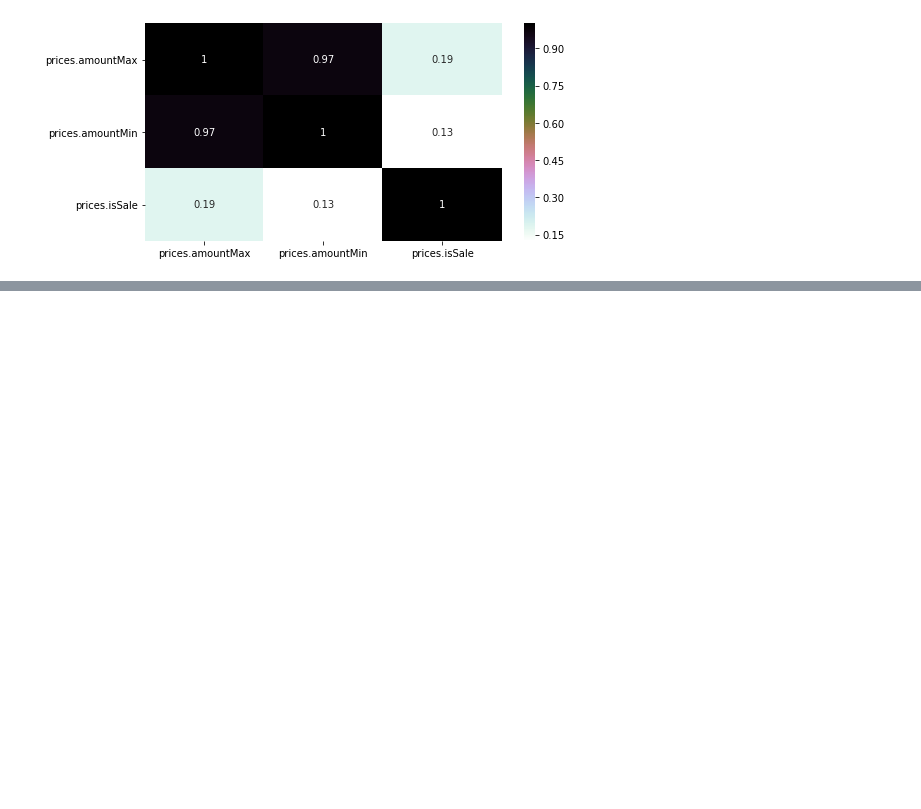
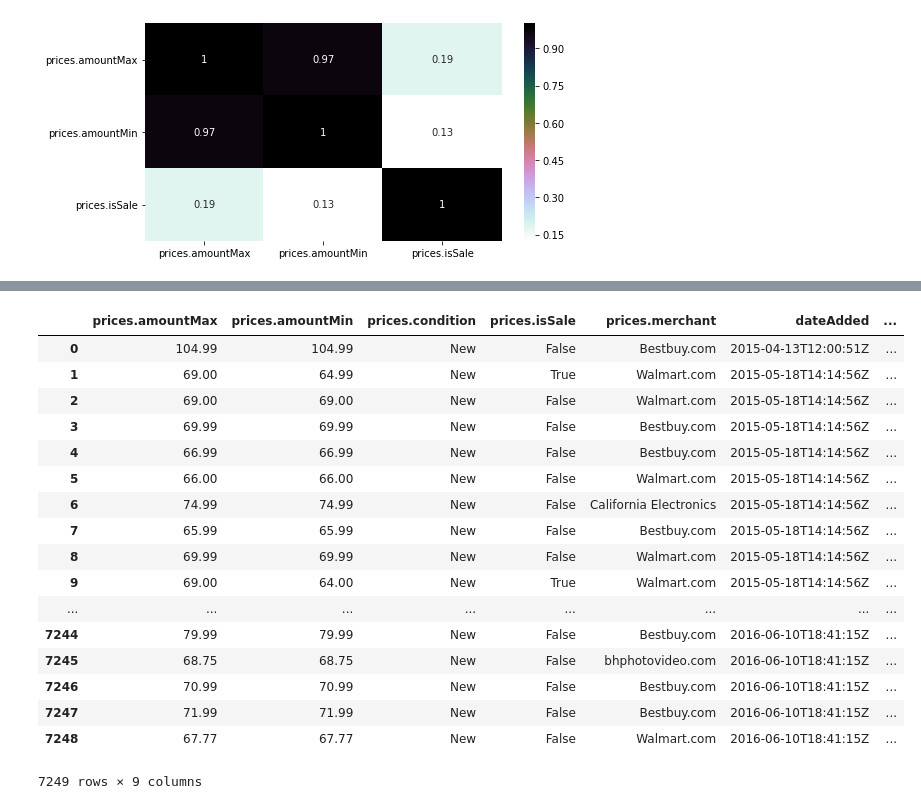
Before and after one commit to panda002/Fall-2019-KDD-Project, a Jupyter notebook: PriceElasticity.ipynb, the cells around one changed output, grey strips where cells are left out. Drawn from its saved outputs; the diff is of its cells as text; code cells hidden in the pictures; blank space fills up the shorter version.

```diff
--- a/PriceElasticity.ipynb
+++ b/PriceElasticity.ipynb
@@ -104,3 +104,5 @@ sns.heatmap(ecom_data.corr(),annot=True,cmap='cubehelix_r')
 plt.show()
 # %% [output]
 [figure]
+# %%
+ecom_data_new = ecom_data[['prices.amountMax','prices.amountMin','prices.condition','prices.isSale','prices.merchant','dateAdded','brand','manufacturer','name','primaryCategories']]
@@ -106,0 +164,21 @@ plt.show()
+# %%
+ecom_data_new.drop(['manufacturer'], axis=1)
+# %% [output]
+|  | prices.amountMax | prices.amountMin | prices.condition | prices.isSale | prices.merchant | dateAdded | ... |
+| 0 | 104.99 | 104.99 | New | False | Bestbuy.com | 2015-04-13T12:00:51Z | ... |
+| 1 | 69.00 | 64.99 | New | True | Walmart.com | 2015-05-18T14:14:56Z | ... |
+| 2 | 69.00 | 69.00 | New | False | Walmart.com | 2015-05-18T14:14:56Z | ... |
+| 3 | 69.99 | 69.99 | New | False | Bestbuy.com | 2015-05-18T14:14:56Z | ... |
+| 4 | 66.99 | 66.99 | New | False | Bestbuy.com | 2015-05-18T14:14:56Z | ... |
+| 5 | 66.00 | 66.00 | New | False | Walmart.com | 2015-05-18T14:14:56Z | ... |
+| 6 | 74.99 | 74.99 | New | False | California Electronics | 2015-05-18T14:14:56Z | ... |
+| 7 | 65.99 | 65.99 | New | False | Bestbuy.com | 2015-05-18T14:14:56Z | ... |
+| 8 | 69.99 | 69.99 | New | False | Walmart.com | 2015-05-18T14:14:56Z | ... |
+| 9 | 69.00 | 64.00 | New | True | Walmart.com | 2015-05-18T14:14:56Z | ... |
+| ... | ... | ... | ... | ... | ... | ... | ... |
+| 7244 | 79.99 | 79.99 | New | False | Bestbuy.com | 2016-06-10T18:41:15Z | ... |
+| 7245 | 68.75 | 68.75 | New | False | bhphotovideo.com | 2016-06-10T18:41:15Z | ... |
+| 7246 | 70.99 | 70.99 | New | False | Bestbuy.com | 2016-06-10T18:41:15Z | ... |
+| 7247 | 71.99 | 71.99 | New | False | Bestbuy.com | 2016-06-10T18:41:15Z | ... |
+| 7248 | 67.77 | 67.77 | New | False | Walmart.com | 2016-06-10T18:41:15Z | ... |
+7249 rows × 9 columns
```
Also changed, not shown: parts of 5 cells of this notebook, 1 other file.
